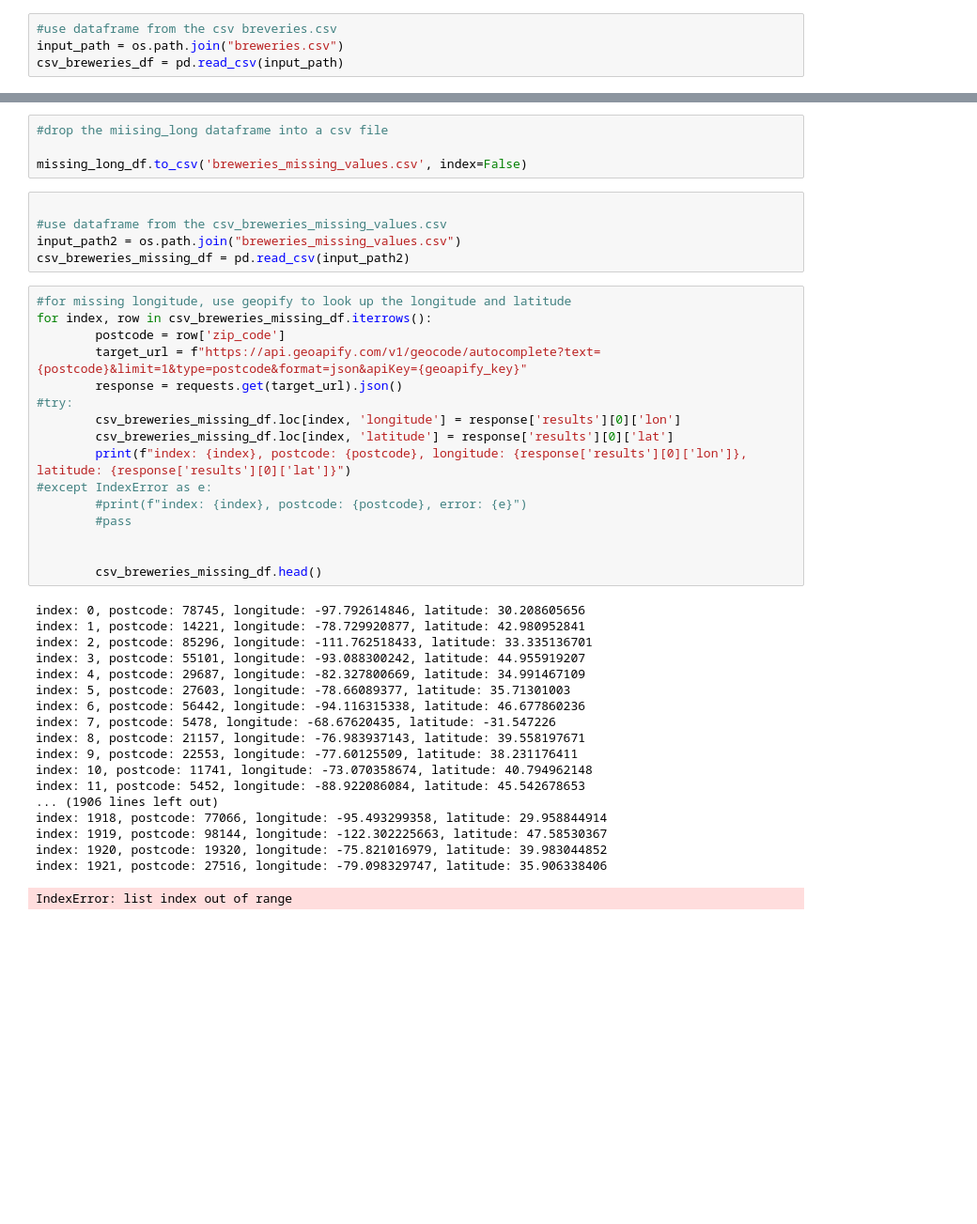
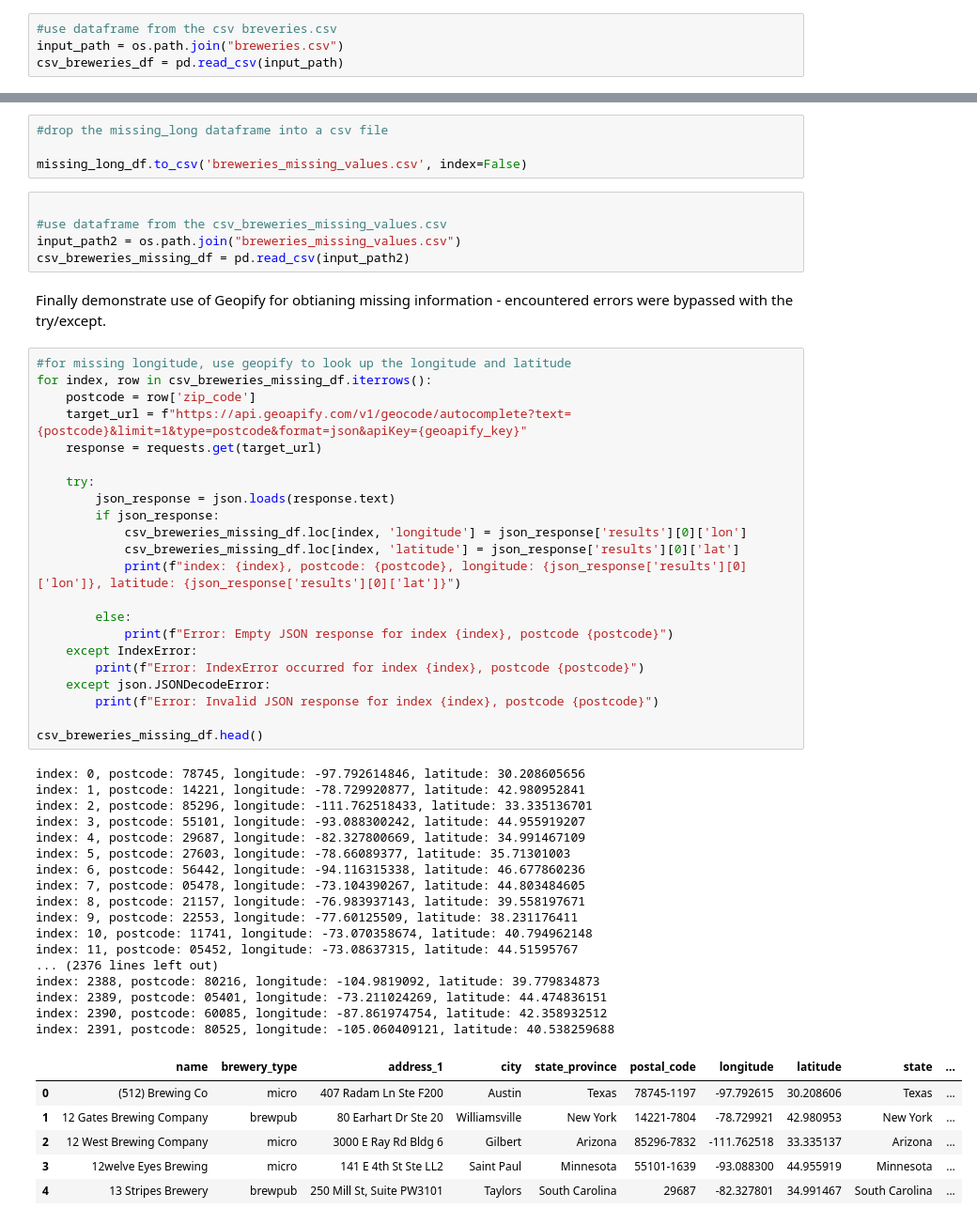
Before and after one commit to rpatel9877/project1, a Jupyter notebook: vicky_lasota/vicky_lasota.ipynb, the cells around one changed output, grey strips where cells are left out. Shown at 94% size. Cells and saved outputs as stored; diff of their text form; blank space fills up the shorter version.

```diff
--- a/vicky_lasota/vicky_lasota.ipynb
+++ b/vicky_lasota/vicky_lasota.ipynb
@@ -167,7 +161,7 @@ missing_long_df.head()
 | 24 | 12welve Eyes Brewing | micro | 141 E 4th St Ste LL2 | Saint Paul | Minnesota | 55101-1639 | None | None | Minnesota | ... |
 | 26 | 13 Stripes Brewery | brewpub | 250 Mill St, Suite PW3101 | Taylors | South Carolina | 29687 | None | None | South Carolina | ... |
 # %%
-#drop the miising_long dataframe into a csv file
+#drop the missing_long dataframe into a csv file
 
 missing_long_df.to_csv('breweries_missing_values.csv', index=False)
 # %%
@@ -175,38 +169,51 @@ missing_long_df.to_csv('breweries_missing_values.csv', index=False)
 #use dataframe from the csv_breweries_missing_values.csv
 input_path2 = os.path.join("breweries_missing_values.csv")
 csv_breweries_missing_df = pd.read_csv(input_path2)
+# %% [markdown]
+Finally demonstrate use of Geopify for obtianing missing information - encountered errors were bypassed with the try/except.
 # %%
 #for missing longitude, use geopify to look up the longitude and latitude
 for index, row in csv_breweries_missing_df.iterrows():
-        postcode = row['zip_code']
-        target_url = f"https://api.geoapify.com/v1/geocode/autocomplete?text={postcode}&limit=1&type=postcode&format=json&apiKey={geoapify_key}"
-        response = requests.get(target_url).json()
-#try:
-        csv_breweries_missing_df.loc[index, 'longitude'] = response['results'][0]['lon']
-        csv_breweries_missing_df.loc[index, 'latitude'] = response['results'][0]['lat']
-        print(f"index: {index}, postcode: {postcode}, longitude: {response['results'][0]['lon']}, latitude: {response['results'][0]['lat']}")
-#except IndexError as e:
-        #print(f"index: {index}, postcode: {postcode}, error: {e}")
-        #pass
+    postcode = row['zip_code']
+    target_url = f"https://api.geoapify.com/v1/geocode/autocomplete?text={postcode}&limit=1&type=postcode&format=json&apiKey={geoapify_key}"
+    response = requests.get(target_url)
 
+    try:
+        json_response = json.loads(response.text)
+        if json_response:
+            csv_breweries_missing_df.loc[index, 'longitude'] = json_response['results'][0]['lon']
+            csv_breweries_missing_df.loc[index, 'latitude'] = json_response['results'][0]['lat']
+            print(f"index: {index}, postcode: {postcode}, longitude: {json_response['results'][0]['lon']}, latitude: {json_response['results'][0]['lat']}")
 
-        csv_breweries_missing_df.head()
+        else:
+            print(f"Error: Empty JSON response for index {index}, postcode {postcode}")
+    except IndexError:
+        print(f"Error: IndexError occurred for index {index}, postcode {postcode}")
+    except json.JSONDecodeError:
+        print(f"Error: Invalid JSON response for index {index}, postcode {postcode}")
+
+csv_breweries_missing_df.head()
 # %% [output]
 index: 0, postcode: 78745, longitude: -97.792614846, latitude: 30.208605656
 index: 1, postcode: 14221, longitude: -78.729920877, latitude: 42.980952841
 index: 2, postcode: 85296, longitude: -111.762518433, latitude: 33.335136701
 index: 3, postcode: 55101, longitude: -93.088300242, latitude: 44.955919207
 index: 4, postcode: 29687, longitude: -82.327800669, latitude: 34.991467109
 index: 5, postcode: 27603, longitude: -78.66089377, latitude: 35.71301003
 index: 6, postcode: 56442, longitude: -94.116315338, latitude: 46.677860236
-index: 7, postcode: 5478, longitude: -68.67620435, latitude: -31.547226
+index: 7, postcode: 05478, longitude: -73.104390267, latitude: 44.803484605
 index: 8, postcode: 21157, longitude: -76.983937143, latitude: 39.558197671
 index: 9, postcode: 22553, longitude: -77.60125509, latitude: 38.231176411
 index: 10, postcode: 11741, longitude: -73.070358674, latitude: 40.794962148
-index: 11, postcode: 5452, longitude: -88.922086084, latitude: 45.542678653
-... (1906 lines left out)
-index: 1918, postcode: 77066, longitude: -95.493299358, latitude: 29.958844914
-index: 1919, postcode: 98144, longitude: -122.302225663, latitude: 47.58530367
-index: 1920, postcode: 19320, longitude: -75.821016979, latitude: 39.983044852
-index: 1921, postcode: 27516, longitude: -79.098329747, latitude: 35.906338406
+index: 11, postcode: 05452, longitude: -73.08637315, latitude: 44.51595767
+... (2376 lines left out)
+index: 2388, postcode: 80216, longitude: -104.9819092, latitude: 39.779834873
+index: 2389, postcode: 05401, longitude: -73.211024269, latitude: 44.474836151
+index: 2390, postcode: 60085, longitude: -87.861974754, latitude: 42.358932512
+index: 2391, postcode: 80525, longitude: -105.060409121, latitude: 40.538259688
-IndexError: list index out of range
+|  | name | brewery_type | address_1 | city | state_province | postal_code | longitude | latitude | state | ... |
+| 0 | (512) Brewing Co | micro | 407 Radam Ln Ste F200 | Austin | Texas | 78745-1197 | -97.792615 | 30.208606 | Texas | ... |
+| 1 | 12 Gates Brewing Company | brewpub | 80 Earhart Dr Ste 20 | Williamsville | New York | 14221-7804 | -78.729921 | 42.980953 | New York | ... |
+| 2 | 12 West Brewing Company | micro | 3000 E Ray Rd Bldg 6 | Gilbert | Arizona | 85296-7832 | -111.762518 | 33.335137 | Arizona | ... |
+| 3 | 12welve Eyes Brewing | micro | 141 E 4th St Ste LL2 | Saint Paul | Minnesota | 55101-1639 | -93.088300 | 44.955919 | Minnesota | ... |
+| 4 | 13 Stripes Brewery | brewpub | 250 Mill St, Suite PW3101 | Taylors | South Carolina | 29687 | -82.327801 | 34.991467 | South Carolina | ... |
```
Also changed, not shown: parts of 19 cells of this notebook, 1 other file.
